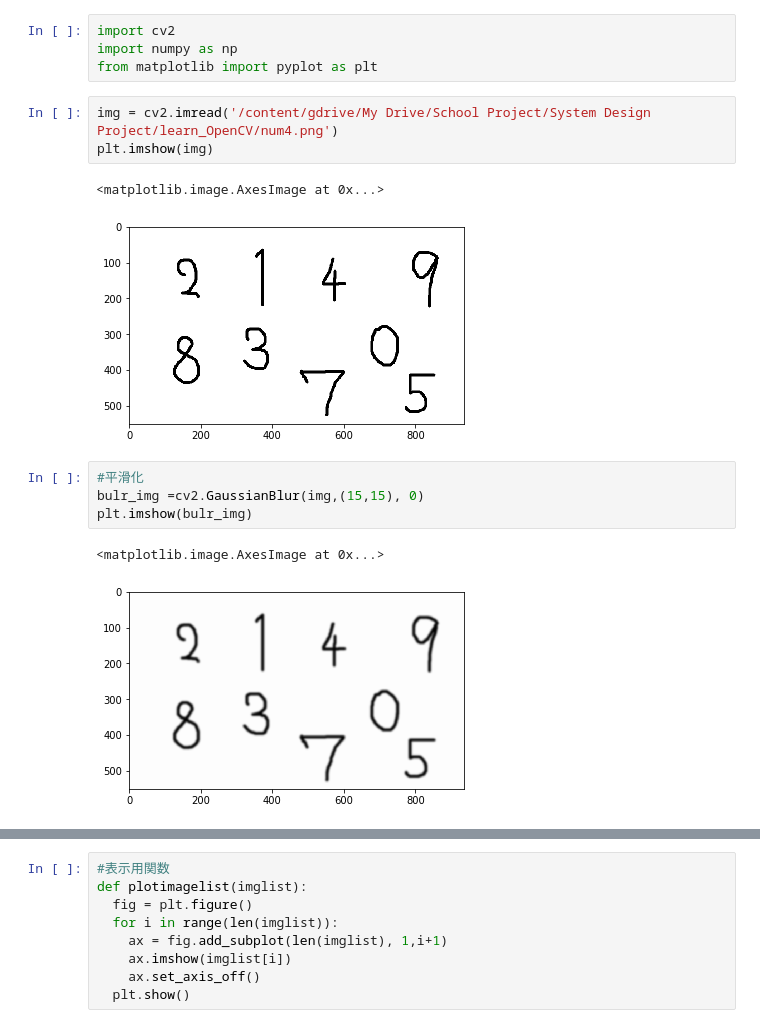
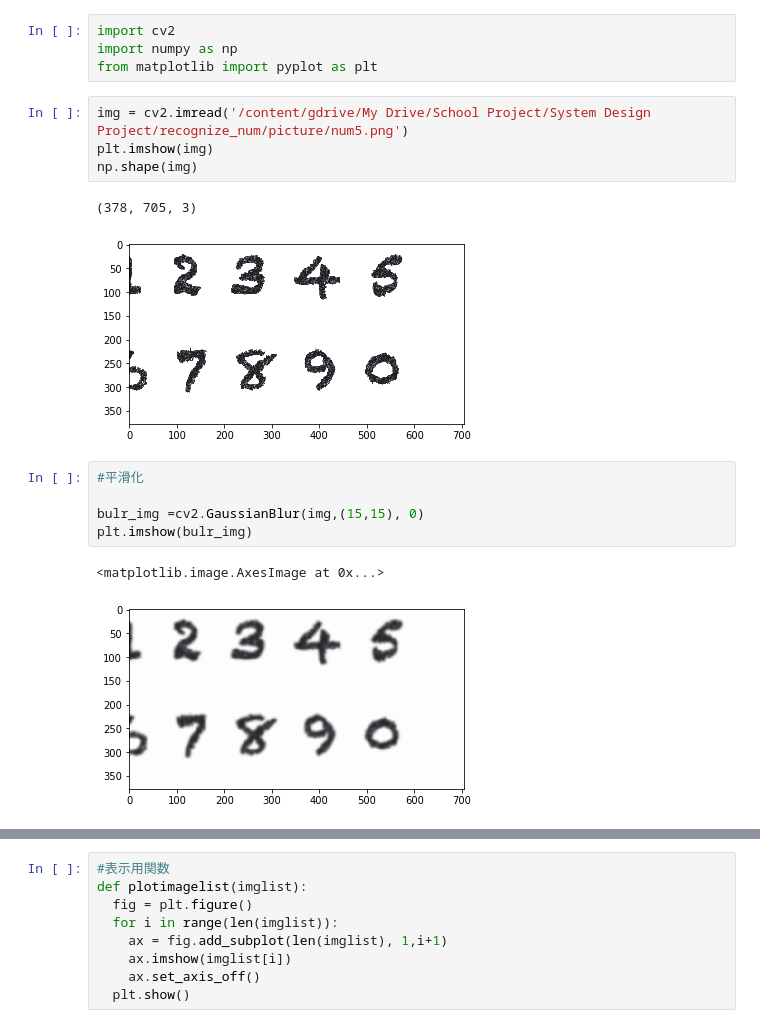
Before and after one commit to teruto725/recognize_num, a Jupyter notebook: recognize_picture.ipynb, the cells around one changed output, grey strips where cells are left out. Drawn from its saved outputs; the diff is of its cells as text.

```diff
--- a/recognize_picture.ipynb
+++ b/recognize_picture.ipynb
@@ -14,18 +12,20 @@ import cv2
 import numpy as np
 from matplotlib import pyplot as plt
 # %%
-img = cv2.imread('/content/gdrive/My Drive/School Project/System Design Project/learn_OpenCV/num4.png')
+img = cv2.imread('/content/gdrive/My Drive/School Project/System Design Project/recognize_num/picture/num5.png')
 plt.imshow(img)
+np.shape(img)
 # %% [output]
-<matplotlib.image.AxesImage at 0x...>
+(378, 705, 3)
-[figure, old version]
+[figure, new version]
 # %%
 #平滑化
+
 bulr_img =cv2.GaussianBlur(img,(15,15), 0)
 plt.imshow(bulr_img)
 # %% [output]
 <matplotlib.image.AxesImage at 0x...>
-[figure, old version]
+[figure, new version]
 # %%
 #グレースケール化(輪郭抽出するため)
 gray_img = cv2.cvtColor(bulr_img, cv2.COLOR_RGB2GRAY)
```
Also changed, not shown: parts of 11 cells of this notebook, 9 other files.
